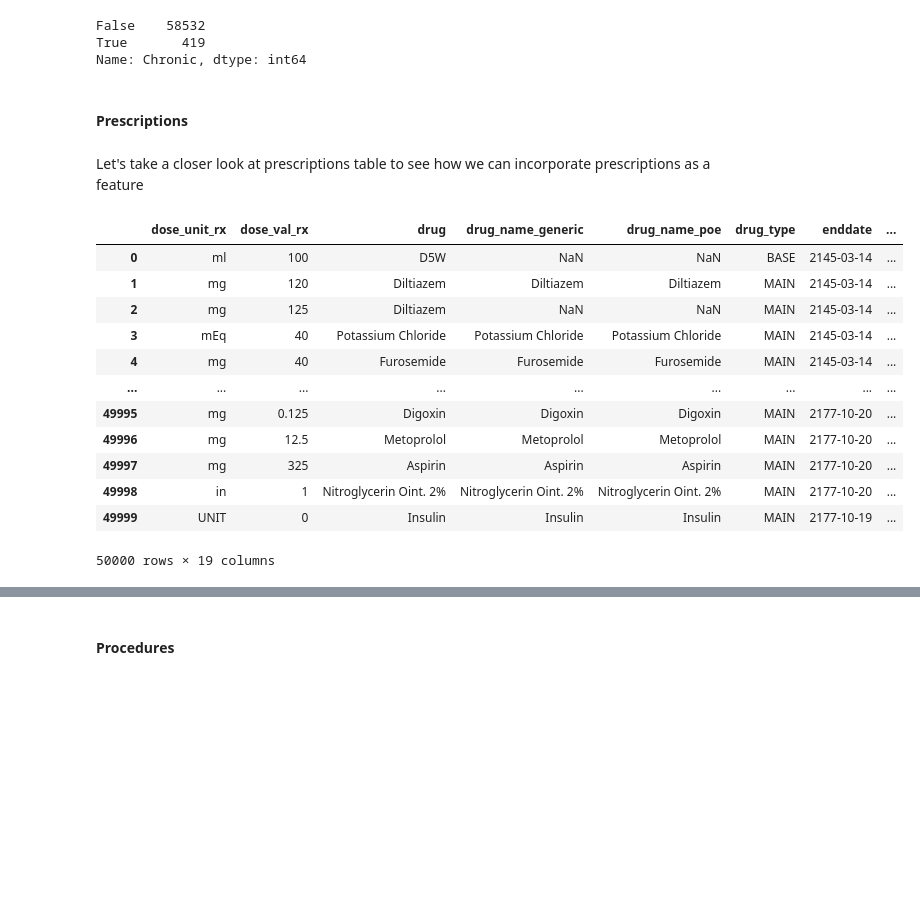
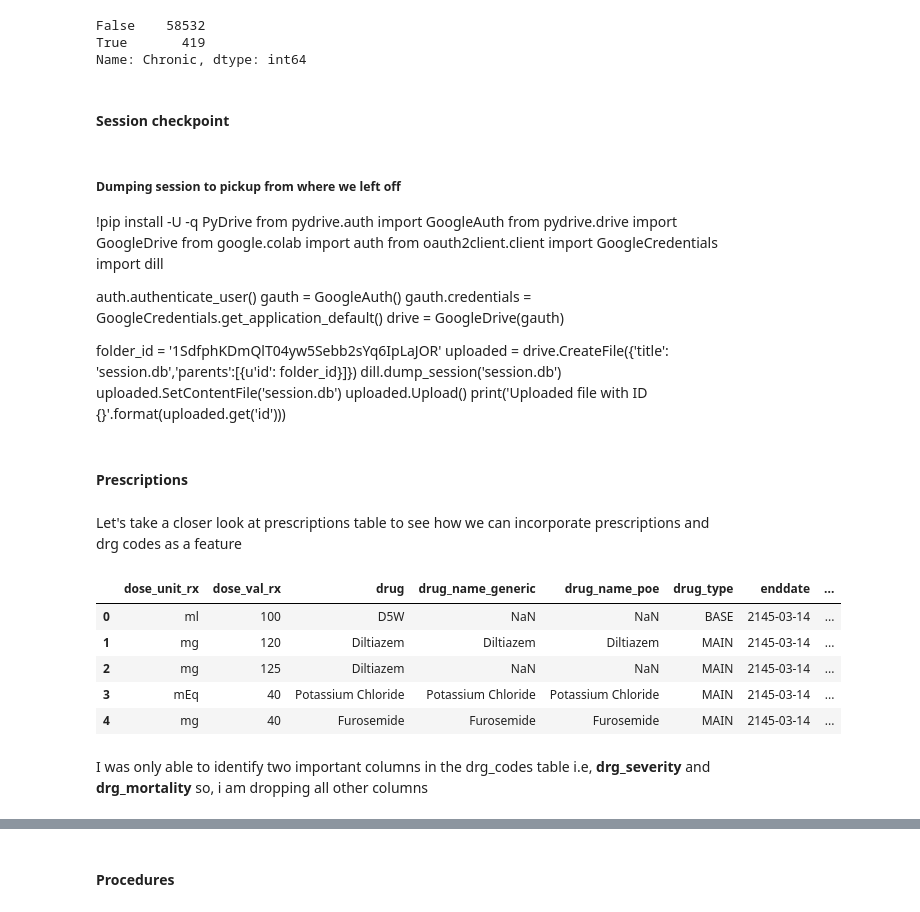
Before and after one commit to Gagan-K-Shetty/Da_project, a Jupyter notebook: Hospital_readmission.ipynb, the cells around one changed output, grey strips where cells are left out. Saved outputs shown, nothing was run; the diff lists cells and outputs as text; code cells hidden in the pictures; blank space fills up the shorter version.

Commit message:
Updated using Colaboratory

```diff
--- a/Hospital_readmission.ipynb
+++ b/Hospital_readmission.ipynb
@@ -1291,3 +1299,25 @@ df["Chronic"].value_counts(dropna=False)
 False    58532
 True       419
 Name: Chronic, dtype: int64
+# %% [markdown]
+#### Session checkpoint
+# %% [markdown]
+##### Dumping session to pickup from where we left off
+!pip install -U -q PyDrive
+from pydrive.auth import GoogleAuth
+from pydrive.drive import GoogleDrive
+from google.colab import auth
+from oauth2client.client import GoogleCredentials
+import dill
+
+auth.authenticate_user()
+gauth = GoogleAuth()
+gauth.credentials = GoogleCredentials.get_application_default()
+drive = GoogleDrive(gauth)
+
+folder_id = '1SdfphKDmQlT04yw5Sebb2sYq6IpLaJOR'
+uploaded = drive.CreateFile({'title': 'session.db','parents':[{u'id': folder_id}]})
+dill.dump_session('session.db')
+uploaded.SetContentFile('session.db')
+uploaded.Upload()
+print('Uploaded file with ID {}'.format(uploaded.get('id')))
@@ -1294,20 +1348,16 @@ Name: Chronic, dtype: int64
 # %% [markdown]
 #### Prescriptions
 # %% [markdown]
-Let's take a closer look at prescriptions table to see how we can incorporate prescriptions as a feature
+Let's take a closer look at prescriptions table to see how we can incorporate prescriptions and drg codes as a feature
 # %%
-prescriptions
+prescriptions.head()
 # %% [output]
 |  | dose_unit_rx | dose_val_rx | drug | drug_name_generic | drug_name_poe | drug_type | enddate | ... |
 | 0 | ml | 100 | D5W | NaN | NaN | BASE | 2145-03-14 | ... |
 | 1 | mg | 120 | Diltiazem | Diltiazem | Diltiazem | MAIN | 2145-03-14 | ... |
 | 2 | mg | 125 | Diltiazem | NaN | NaN | MAIN | 2145-03-14 | ... |
 | 3 | mEq | 40 | Potassium Chloride | Potassium Chloride | Potassium Chloride | MAIN | 2145-03-14 | ... |
 | 4 | mg | 40 | Furosemide | Furosemide | Furosemide | MAIN | 2145-03-14 | ... |
-| ... | ... | ... | ... | ... | ... | ... | ... | ... |
-| 49995 | mg | 0.125 | Digoxin | Digoxin | Digoxin | MAIN | 2177-10-20 | ... |
-| 49996 | mg | 12.5 | Metoprolol | Metoprolol | Metoprolol | MAIN | 2177-10-20 | ... |
-| 49997 | mg | 325 | Aspirin | Aspirin | Aspirin | MAIN | 2177-10-20 | ... |
-| 49998 | in | 1 | Nitroglycerin Oint. 2% | Nitroglycerin Oint. 2% | Nitroglycerin Oint. 2% | MAIN | 2177-10-20 | ... |
-| 49999 | UNIT | 0 | Insulin | Insulin | Insulin | MAIN | 2177-10-19 | ... |
-50000 rows × 19 columns
+# %% [markdown]
+I was only able to identify two important columns in the drg_codes table i.e, <b>drg_severity</b> and <b> drg_mortality</b>
+so, i am dropping all other columns
```
Also changed, not shown: parts of 90 cells of this notebook.
